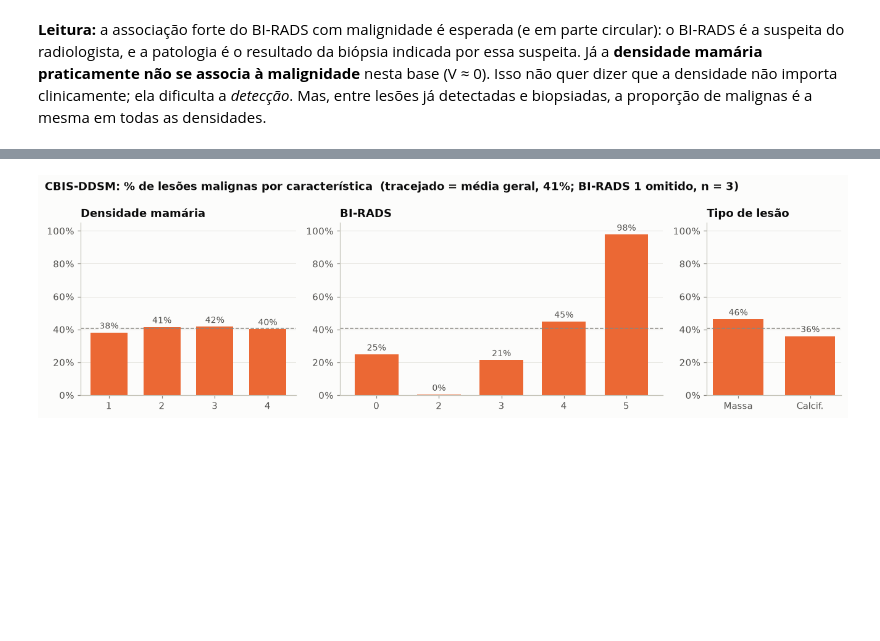
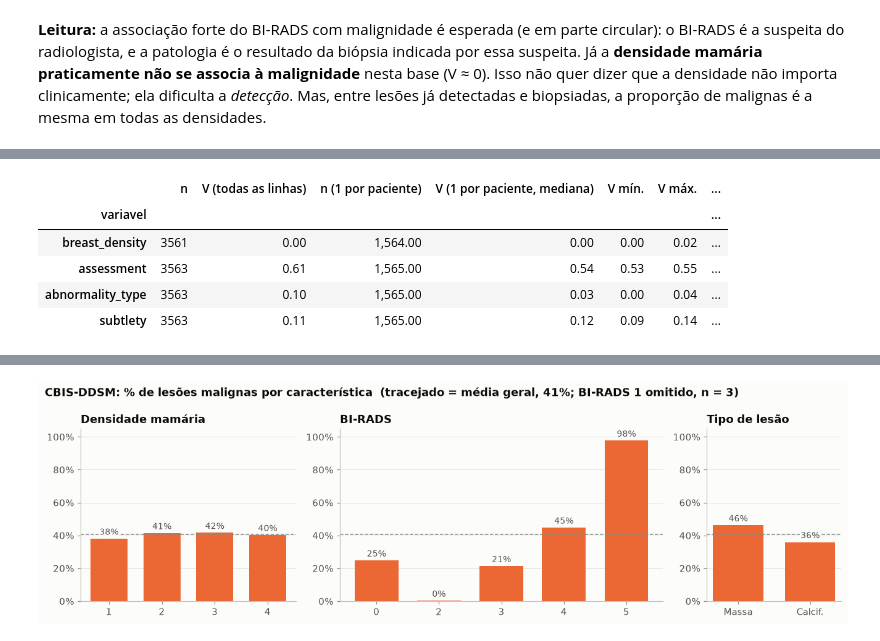
Before and after one commit to mairaallacerda/representatividade-mamografias-br, a Jupyter notebook: notebooks/01_analise_exploratoria.ipynb, the cells around one changed output, grey strips where cells are left out. Saved outputs shown, nothing was run; the diff lists cells and outputs as text; code cells hidden in the pictures; blank space fills up the shorter version.

Commit message:
Notebooks renumerados (01-04), textos desatualizados corrigidos e teste com uma lesao por paciente
Co-Authored-By: Claude Opus 5.5 <noreply@anthropic.com>

```diff
--- a/notebooks/01_analise_exploratoria.ipynb
+++ b/notebooks/01_analise_exploratoria.ipynb
@@ -488,0 +495,22 @@ malignas é a mesma em todas as densidades.
+# %%
+rng_pac = np.random.default_rng(0)
+VARIAVEIS = ["breast_density", "assessment", "abnormality_type", "subtlety"]
+rodadas = []
+for k in range(200):
+    uma = base_testes.sample(frac=1, random_state=int(rng_pac.integers(1e9))).drop_duplicates("patient_id")
+    rodadas += [teste_associacao(uma.dropna(subset=[v]), v) for v in VARIAVEIS]
+rodadas = pd.DataFrame(rodadas)
+por_paciente = rodadas.groupby("variavel").agg(**{
+    "n (1 por paciente)": ("n", "median"),
+    "V (1 por paciente, mediana)": ("v_cramer", "median"),
+    "V mín.": ("v_cramer", "min"), "V máx.": ("v_cramer", "max"),
+    "% rodadas com p < 0,05": ("p_valor", lambda p: 100 * (p < 0.05).mean()),
+})
+testes.set_index("variavel")[["n", "v_cramer"]].rename(columns={"v_cramer": "V (todas as linhas)"}).join(por_paciente).round(3)
+# %% [output]
+|  | n | V (todas as linhas) | n (1 por paciente) | V (1 por paciente, mediana) | V mín. | V máx. | ... |
+| variavel |  |  |  |  |  |  | ... |
+| breast_density | 3561 | 0.00 | 1,564.00 | 0.00 | 0.00 | 0.02 | ... |
+| assessment | 3563 | 0.61 | 1,565.00 | 0.54 | 0.53 | 0.55 | ... |
+| abnormality_type | 3563 | 0.10 | 1,565.00 | 0.03 | 0.00 | 0.04 | ... |
+| subtlety | 3563 | 0.11 | 1,565.00 | 0.12 | 0.09 | 0.14 | ... |
```
Also changed, not shown: parts of 5 cells of this notebook, 5 other files.
